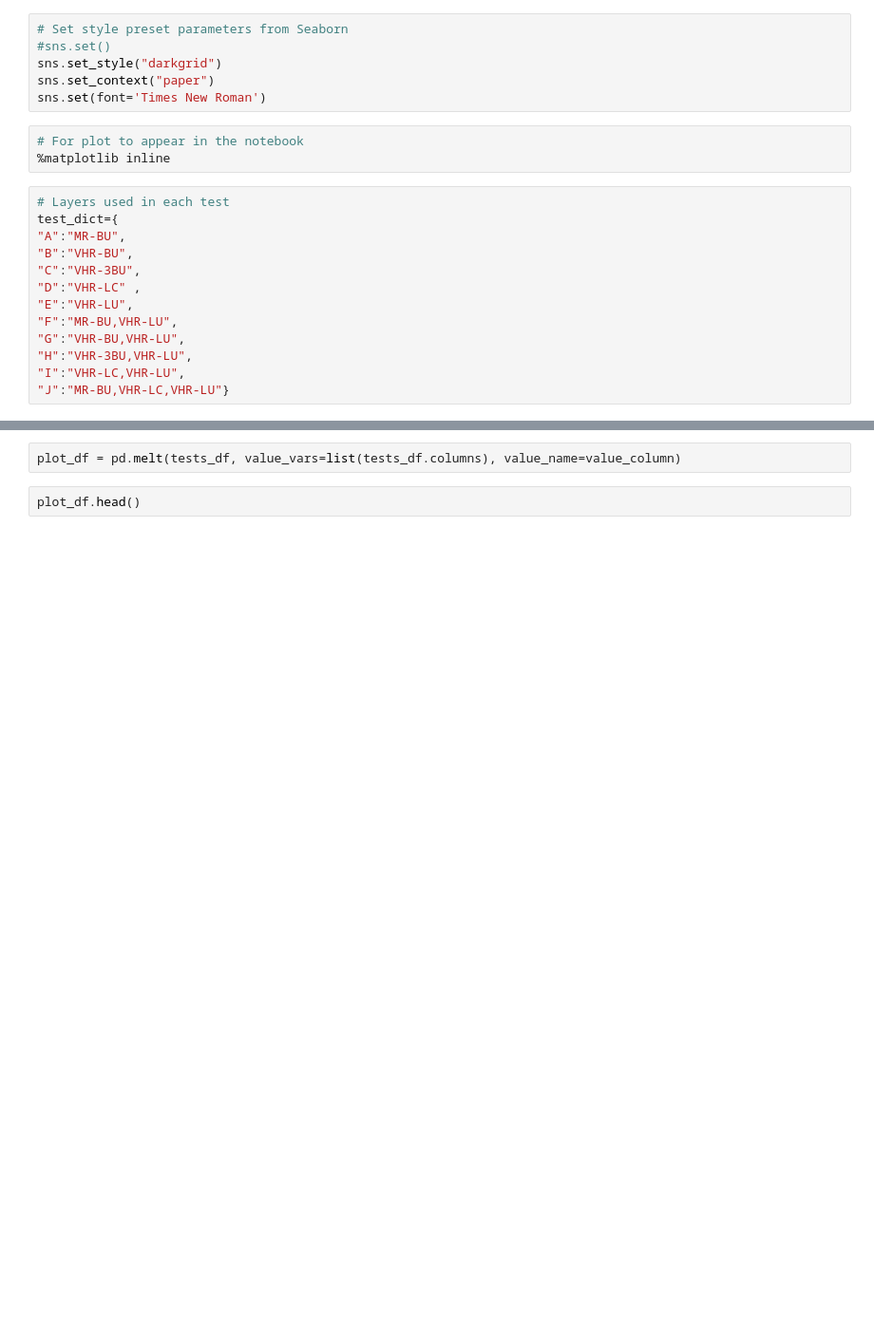
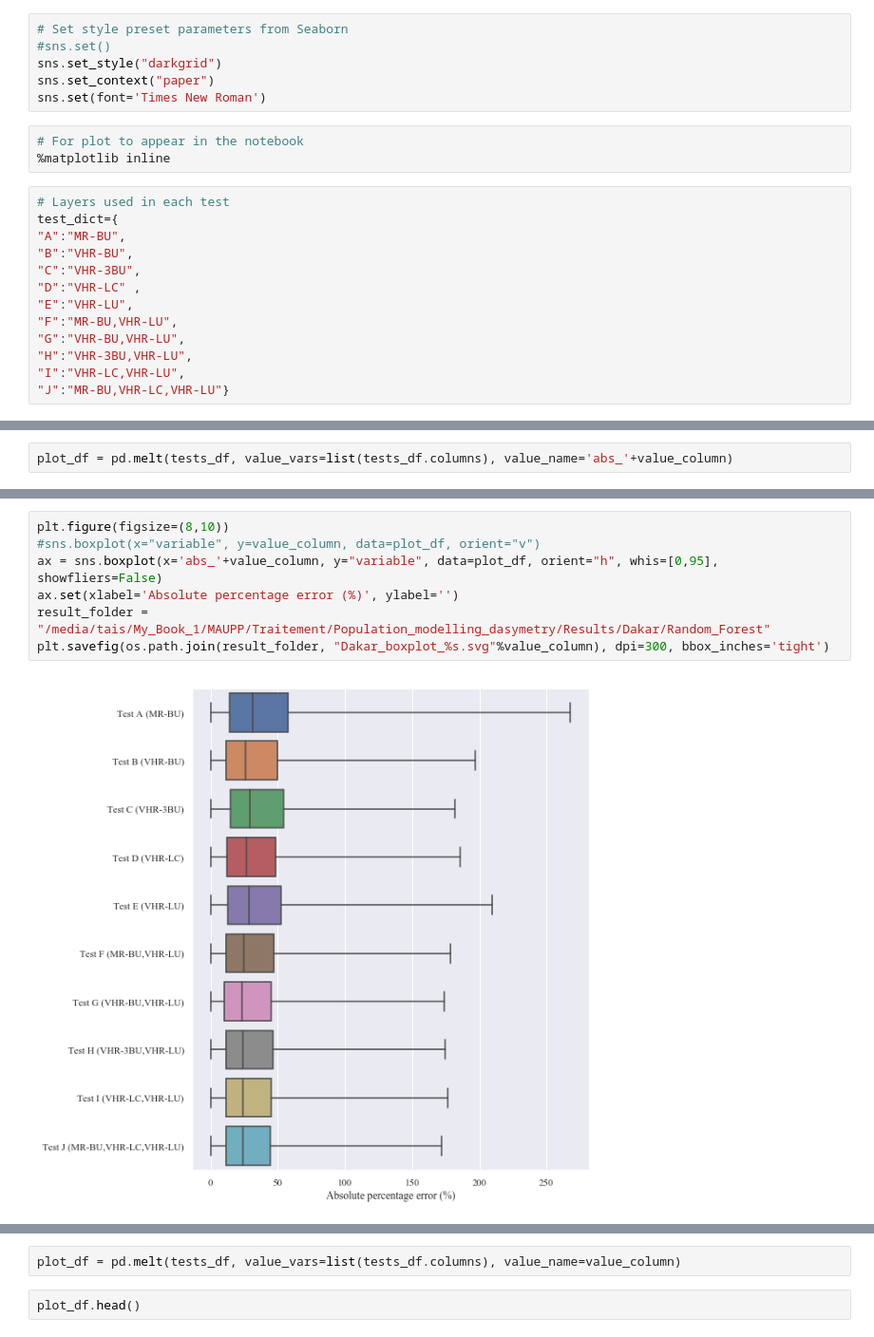
Before and after one commit to tgrippa/Dasymetric_mapping_using_GRASSGIS, a Jupyter notebook: notebooks/4_Validation_plots.ipynb, the cells around one changed output, grey strips where cells are left out. Shown at 95% size. Drawn from its saved outputs; the diff is of its cells as text; blank space fills up the shorter version.

```diff
--- a/notebooks/4_Validation_plots.ipynb
+++ b/notebooks/4_Validation_plots.ipynb
@@ -37,0 +47,2 @@ for test in ['A','B','C','D','E','F','G','H','I','J']:
+# %%
+plot_df = pd.melt(tests_df, value_vars=list(tests_df.columns), value_name='abs_'+value_column)
@@ -37,0 +58,9 @@ for test in ['A','B','C','D','E','F','G','H','I','J']:
+# %%
+plt.figure(figsize=(8,10))
+#sns.boxplot(x="variable", y=value_column, data=plot_df, orient="v")
+ax = sns.boxplot(x='abs_'+value_column, y="variable", data=plot_df, orient="h", whis=[0,95], showfliers=False)
+ax.set(xlabel='Absolute percentage error (%)', ylabel='')
+result_folder = "/media/tais/My_Book_1/MAUPP/Traitement/Population_modelling_dasymetry/Results/Dakar/Random_Forest"
+plt.savefig(os.path.join(result_folder, "Dakar_boxplot_%s.svg"%value_column), dpi=300, bbox_inches='tight')
+# %% [output]
+[figure, added]
```
Also changed, not shown: parts of 9 cells of this notebook.
